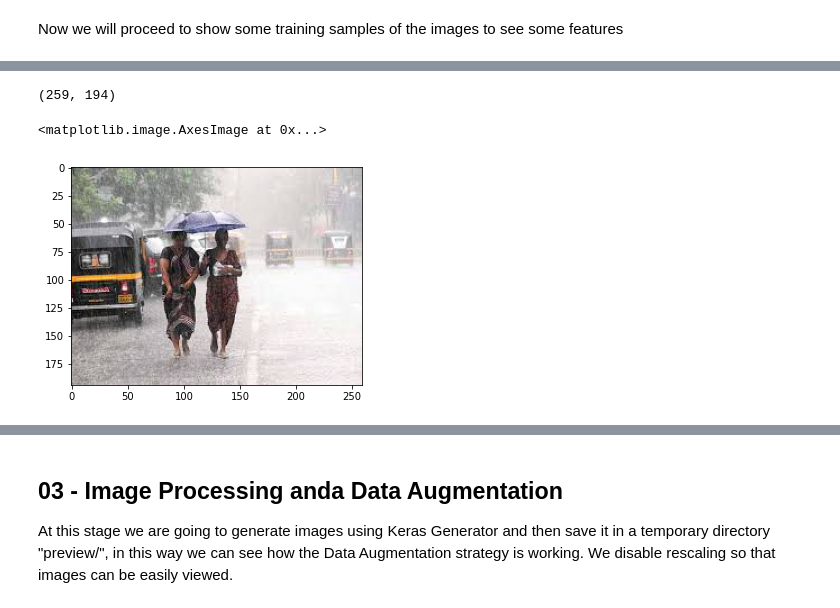
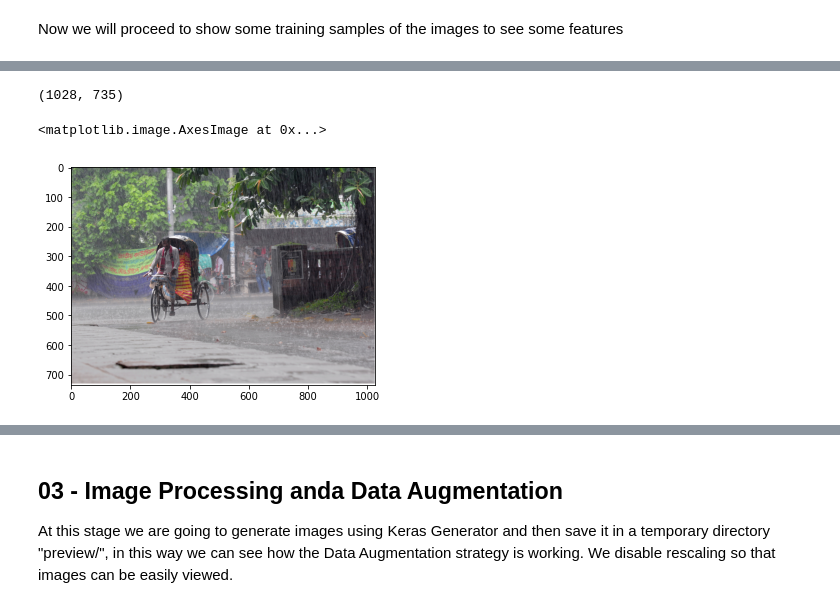
Before and after one commit to urvog/weatherclassification, a Jupyter notebook: WeatherClassification.ipynb, the cells around one changed output, grey strips where cells are left out. Drawn from its saved outputs; the diff is of its cells as text; code cells hidden in the pictures.

```diff
--- a/WeatherClassification.ipynb
+++ b/WeatherClassification.ipynb
@@ -173,12 +189,12 @@ plt.imshow(img)
 # %%
 #rain
-img = Image.open("dataset/training/rain/rain105.jpg")
+img = Image.open("dataset/training/rain/rain107.jpg")
 print(img.size)
 plt.imshow(img)
 # %% [output]
-(259, 194)
+(1028, 735)
 <matplotlib.image.AxesImage at 0x...>
-[figure, old version]
+[figure, new version]
 # %%
 #shine
 img = Image.open("dataset/training/shine/shine110.jpg")
```
Also changed, not shown: parts of 51 cells of this notebook.
